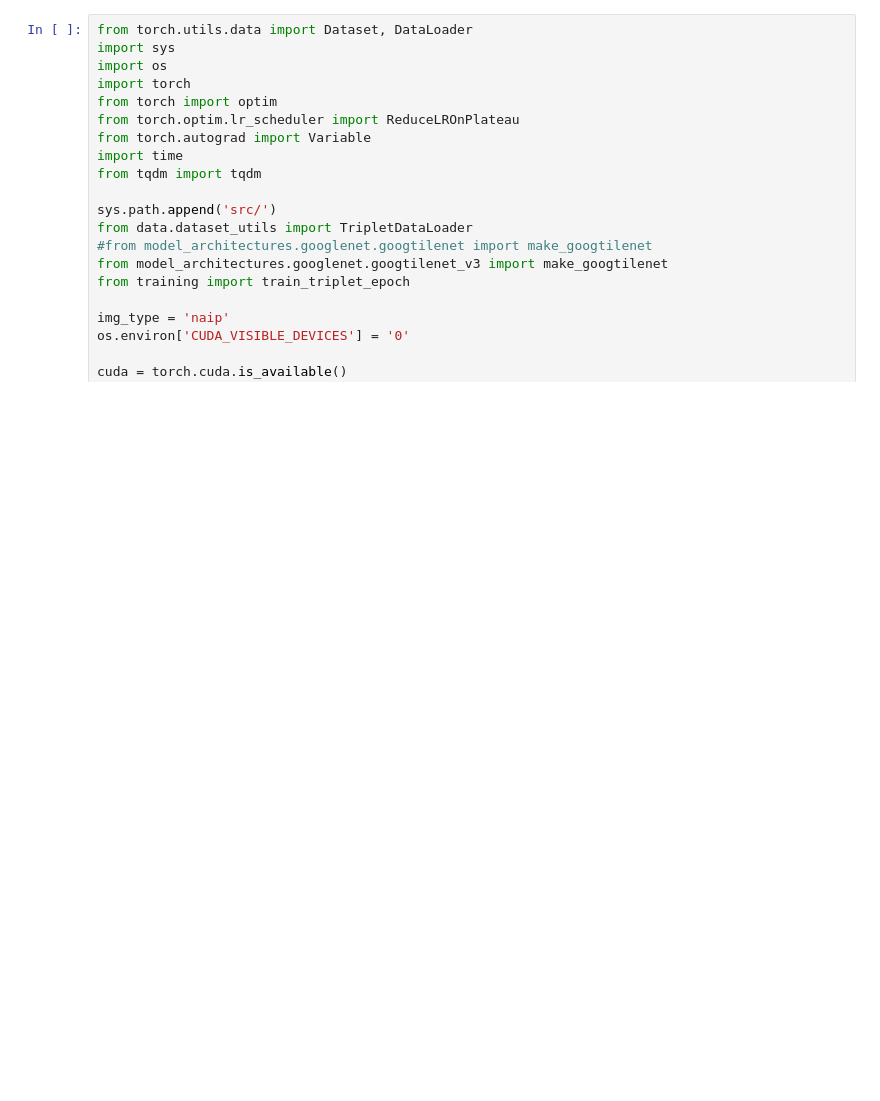
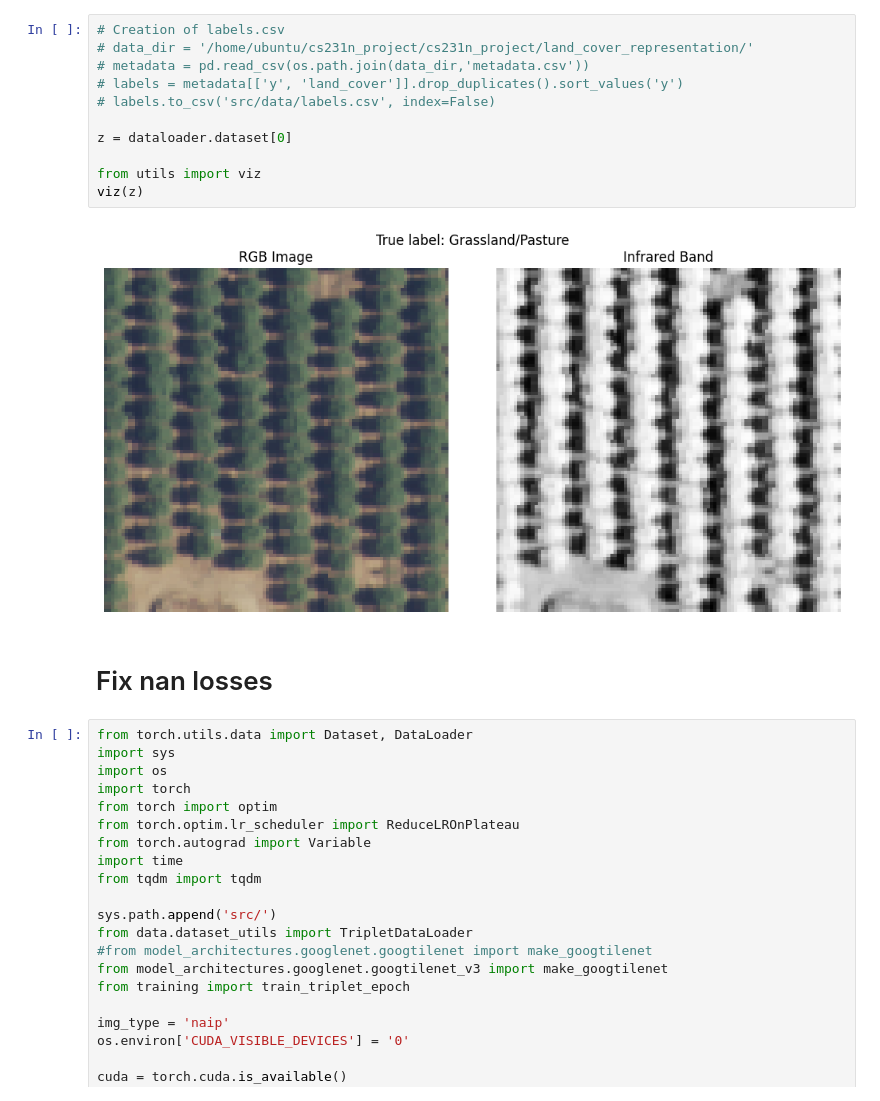
Before and after one commit to ApoorvaDixit/cs231n_project, a Jupyter notebook: Anuj_sandbox.ipynb, the cells around one changed output. Drawn from its saved outputs; the diff is of its cells as text; blank space fills up the shorter version.

```diff
--- a/Anuj_sandbox.ipynb
+++ b/Anuj_sandbox.ipynb
@@ -1,3 +80,18 @@
+# %%
+# Creation of labels.csv
+# data_dir = '/home/ubuntu/cs231n_project/cs231n_project/land_cover_representation/'
+# metadata = pd.read_csv(os.path.join(data_dir,'metadata.csv'))
+# labels = metadata[['y', 'land_cover']].drop_duplicates().sort_values('y')
+# labels.to_csv('src/data/labels.csv', index=False)
+
+z = dataloader.dataset[0]
+
+from utils import viz
+viz(z)
+# %% [output]
+[figure, added]
+# %% [markdown]
+# Fix nan losses
 # %%
 from torch.utils.data import Dataset, DataLoader
 import sys
```
Also changed, not shown: parts of 3 cells of this notebook.
